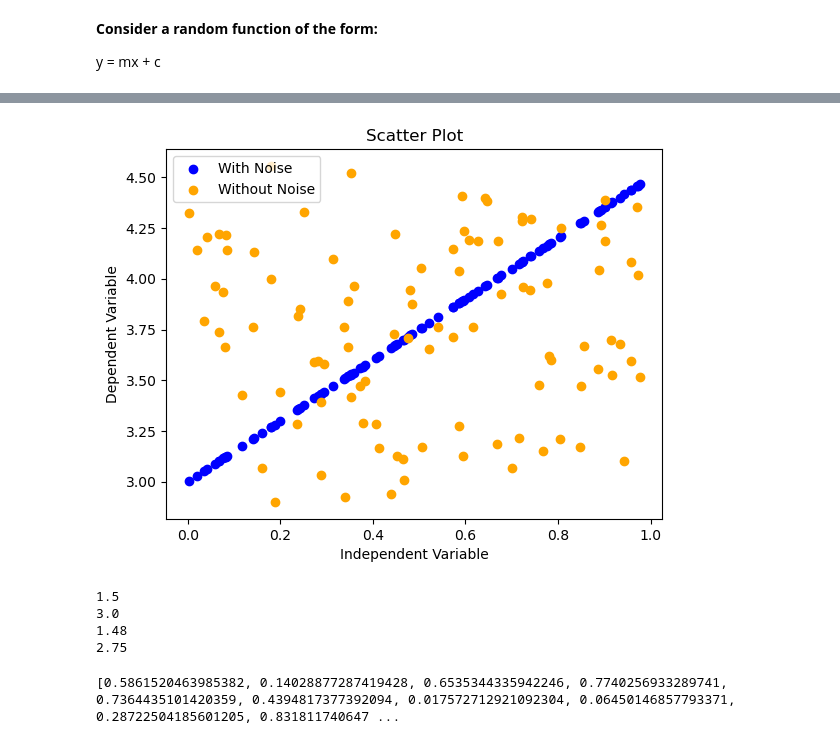
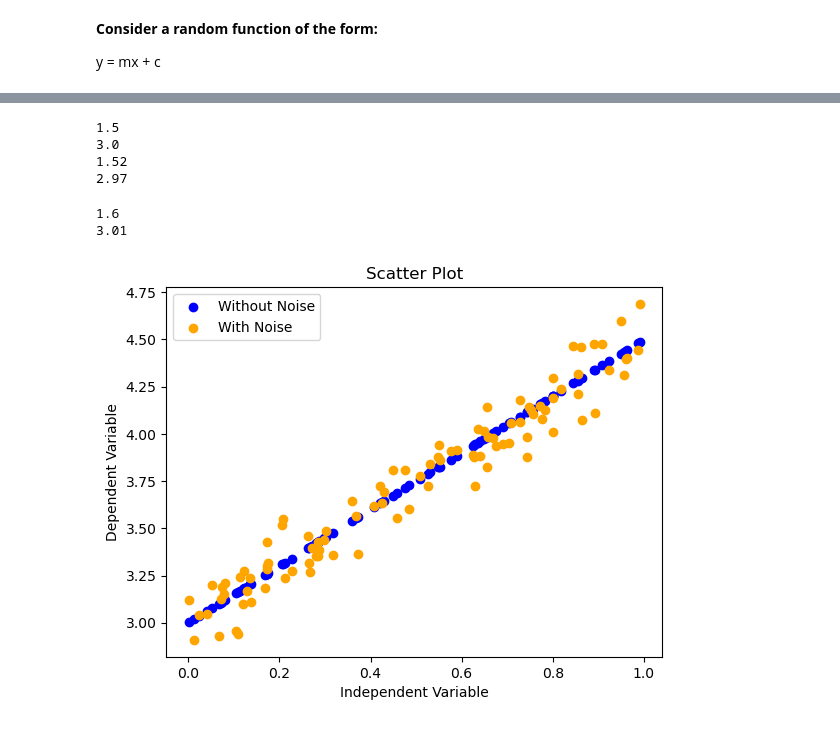
Before and after one commit to yk0766/MLAfterHoursAssignments, a Jupyter notebook: Linear Regression.ipynb, the cells around one changed output, grey strips where cells are left out. Drawn from its saved outputs; the diff is of its cells as text; code cells hidden in the pictures.

Commit message:
Only created functions to calculate key parameters in Linear Reg

```diff
--- a/Linear Regression.ipynb
+++ b/Linear Regression.ipynb
@@ -6,10 +6,10 @@ y = mx + c
 import numpy as np
 import random
 x = np.random.random(100)
-wo = 3
+wo = 3.0
 w1 = 1.5
 y = w1 * x + wo
-yn = w1 * x + wo + np.random.normal(0, 5, 100)
+yn = w1 * x + wo + np.random.normal(0, 0.1, 100)
 x_mean = np.mean(x)
 y_mean = np.mean(y)
 yn_mean = np.mean(yn)
@@ -21,0 +34,23 @@ yn_mean = np.mean(yn)
+# %%
+summ_n = 0
+summ_d = 0
+summ_n_yn = 0
+summ_d_yn = 0
+for i in range(min(len(x), len(y))):
+    summ_n = summ_n + ((y[i] - y_mean) * x[i])
+    summ_d = summ_d + ((x[i] - x_mean) * x[i])
+    summ_n_yn = summ_n_yn + ((yn[i] - yn_mean) * x[i])
+    summ_d_yn = summ_d_yn + ((x[i] - x_mean) * x[i])
+w1 = summ_n / summ_d
+wo = y_mean - (w1 * x_mean)
+w1_yn = summ_n_yn / summ_d_yn
+wo_yn = yn_mean - (w1_yn * x_mean)
+print(round(w1,2))
+print(round(wo,2))
+print(round(w1_yn,2))
+print(round(wo_yn,2))
+# %% [output]
+1.5
+3.0
+1.52
+2.97
@@ -21,0 +60,4 @@ yn_mean = np.mean(yn)
+# %%
+def Linear_equ (x, nums, w1, w0, mean, sigma):
+    y = w1 * x + w0 + np.random.normal(mean, sigma, nums)
+    return y
@@ -22,40 +76,21 @@ yn_mean = np.mean(yn)
+# %%
+x = np.random.random(100)
+y = Linear_equ(x, 100, 1.5, 3, 0, 0)
+yn = Linear_equ(x, 100, 1.5, 3, 0, 1)
+m, c = slope_intercept(x, yn)
+print(round(m,2))
+print(round(c,2))
+# %% [output]
+1.6
+3.01
 # %%
 import matplotlib.pyplot as plt
-plt.scatter(x, y, color='blue', label='With Noise')
-plt.scatter(x, y_n, color='orange', label='Without Noise')
+plt.scatter(x, y, color='blue', label='Without Noise')
+plt.scatter(x, yn, color='orange', label='With Noise')
 plt.xlabel("Independent Variable")
 plt.ylabel("Dependent Variable")
 plt.title("Scatter Plot")
 plt.legend()
 plt.show()
 # %% [output]
-[figure, old version]
+[figure, new version]
-# %%
-summ_n = 0
-summ_d = 0
-summ_n_yn = 0
-summ_d_yn = 0
-for i in range(min(len(x), len(y))):
-    summ_n = summ_n + (y[i] - y_mean) * x[i]
-    summ_d = summ_d + (x[i] - x_mean) * x[i]
-    summ_n_yn = summ_n_yn + (yn[i] - yn_mean) * x[i]
-    summ_d_yn = summ_d_yn + (x[i] - x_mean) * x[i]
-w1 = summ_n / summ_d
-wo = y_mean - w1 * x_mean
-w1_yn = summ_n_yn / summ_d_yn
-wo_yn = yn_mean - w1 * x_mean
-print(round(w1,2))
-print(round(wo,2))
-print(round(w1_yn,2))
-print(round(wo_yn,2))
-# %% [output]
-1.5
-3.0
-1.48
-2.75
-# %%
-import random
-a = [random.random() for i in range(10)]
-print(a)
-# %% [output]
-[0.5861520463985382, 0.14028877287419428, 0.6535344335942246, 0.7740256933289741, 0.7364435101420359, 0.4394817377392094, 0.017572712921092304, 0.06450146857793371, 0.28722504185601205, 0.831811740647 ...
```
Also changed, not shown: parts of 3 cells of this notebook.
